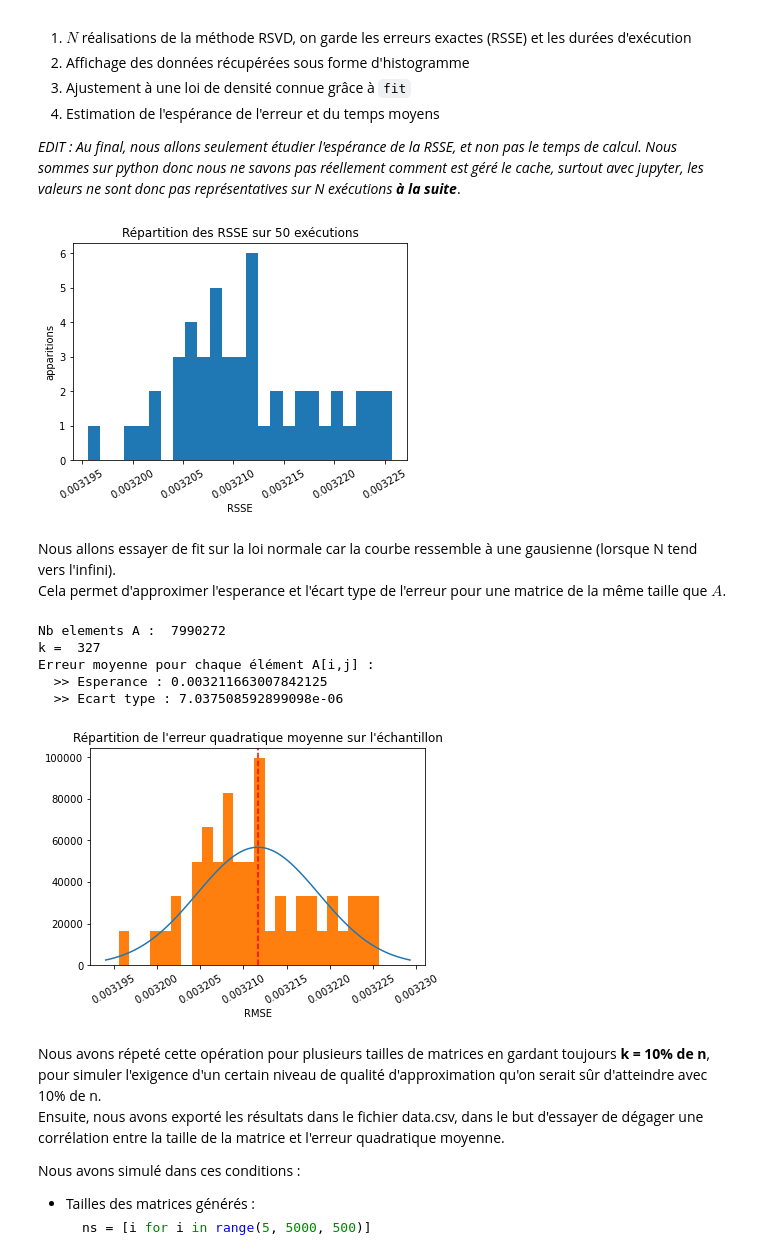
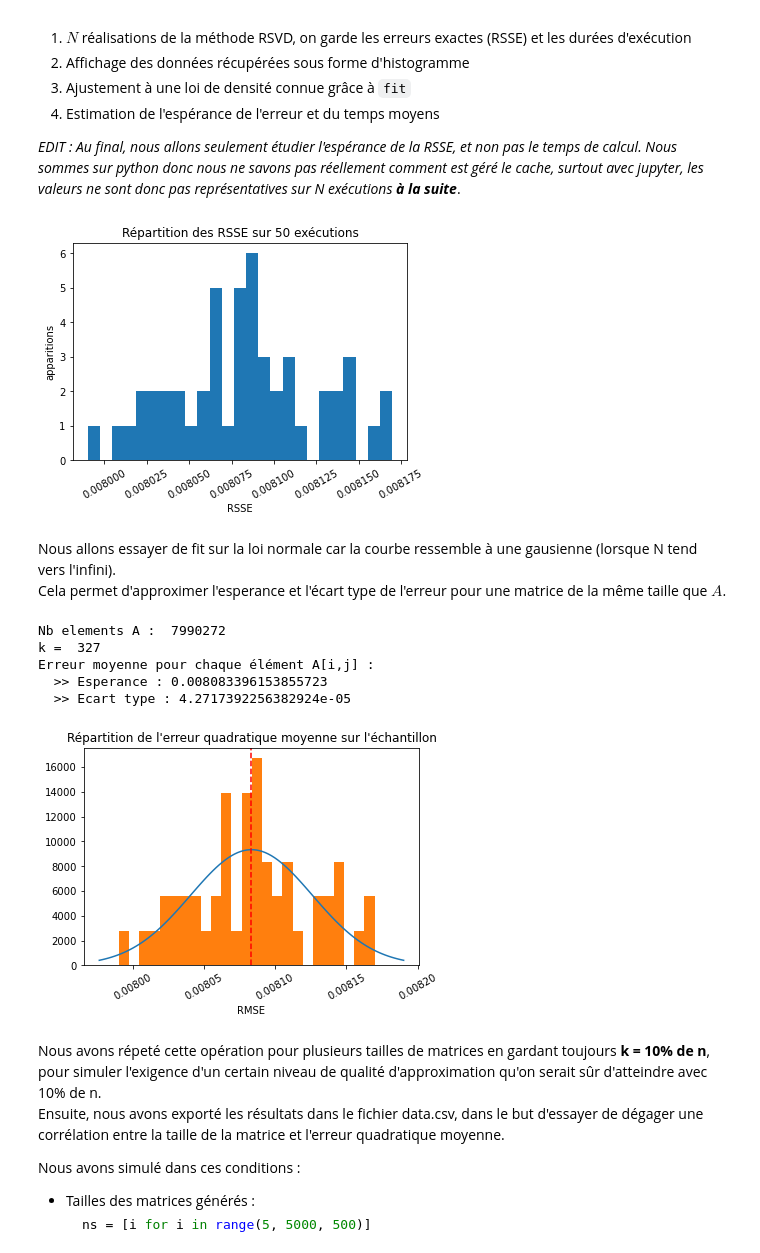
Before and after one commit to Aympab/randomized-svd, a Jupyter notebook: main.ipynb, the cells around one changed output. Cells and saved outputs as stored; diff of their text form; code cells hidden in the pictures.

```diff
--- a/main.ipynb
+++ b/main.ipynb
@@ -276,29 +277,29 @@ Voici comment nous allons procéder :
 # %%
 #N = 500
 N = 50
 #N = 25
 errors = []
 
 for n in range(N):
     # if n%10 == 0 : print("Loop ",n)
-    A_tilde = svd_rand_gaussian(A, k=k)
+    A_tilde = r_svd(A, k=50, kernel="gaussian")
 
 
     error, magnitude = compute_error(A, A_tilde)
     errors.append(error)
 
 nb_elem = A.size
 errors = np.asarray(errors) / nb_elem
 
 plt.figure("Errors")
 plt.hist(pd.array(errors), bins=int(N/2))
 plt.title("Répartition des RSSE sur {} exécutions".format(N))
 plt.ylabel("apparitions")
 plt.xlabel("RSSE")
 plt.xticks(rotation=30)
 plt.show()
 # %% [output]
-[figure, old version]
+[figure, new version]
 # %% [markdown]
 Nous allons essayer de fit sur la loi normale car la courbe ressemble à une gausienne (lorsque N tend vers l'infini). <br>
 Cela permet d'approximer l'esperance et l'écart type de l'erreur pour une matrice de la même taille que $A$.
@@ -327,9 +328,9 @@ print("  >> Esperance : {}\n  >> Ecart type : {}".format(m, std))
 Nb elements A :  7990272
 k =  327
 Erreur moyenne pour chaque élément A[i,j] :
-  >> Esperance : 0.003211663007842125
-  >> Ecart type : 7.037508592899098e-06
+  >> Esperance : 0.008083396153855723
+  >> Ecart type : 4.2717392256382924e-05
-[figure, old version]
+[figure, new version]
 # %% [markdown]
 Nous avons répeté cette opération pour plusieurs tailles de matrices en gardant toujours **k = 10% de n**, pour simuler l'exigence d'un certain niveau de qualité d'approximation qu'on serait sûr d'atteindre avec 10% de n. <br>
 Ensuite, nous avons exporté les résultats dans le fichier data.csv, dans le but d'essayer de dégager une corrélation entre la taille de la matrice et l'erreur quadratique moyenne. <br>
```
Also changed, not shown: parts of 5 cells of this notebook.
